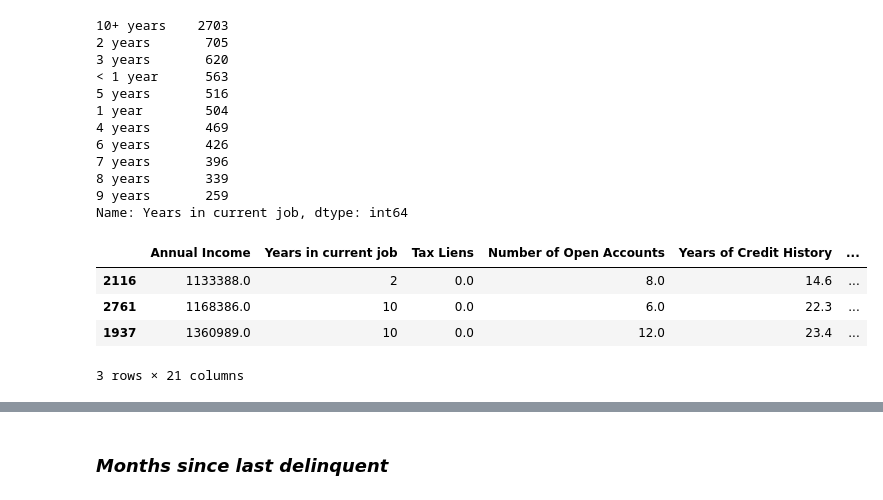
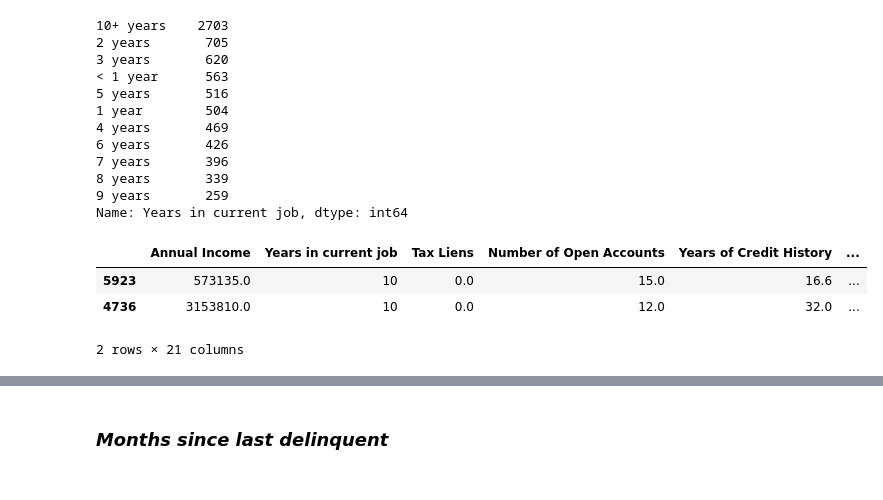
Before and after one commit to adurzin/data_science_cont, a Jupyter notebook: course.ipynb, the cells around one changed output, grey strips where cells are left out. Drawn from its saved outputs; the diff is of its cells as text; code cells hidden in the pictures.

```diff
--- a/course.ipynb
+++ b/course.ipynb
@@ -172,10 +275,9 @@ years_to_numbers = {'< 1 year': 0, '1 year': 1, '2 years': 2, '3 years': 3,
 # %%
 df_train['Years in current job'].replace(years_to_numbers, inplace=True)
 # %%
-df_train.sample(3)
+df_train.sample(2)
 # %% [output]
 |  | Annual Income | Years in current job | Tax Liens | Number of Open Accounts | Years of Credit History | ... |
-| 2116 | 1133388.0 | 2 | 0.0 | 8.0 | 14.6 | ... |
-| 2761 | 1168386.0 | 10 | 0.0 | 6.0 | 22.3 | ... |
-| 1937 | 1360989.0 | 10 | 0.0 | 12.0 | 23.4 | ... |
+| 5923 | 573135.0 | 10 | 0.0 | 15.0 | 16.6 | ... |
+| 4736 | 3153810.0 | 10 | 0.0 | 12.0 | 32.0 | ... |
-3 rows × 21 columns
+2 rows × 21 columns
```
Also changed, not shown: parts of 65 cells of this notebook.
